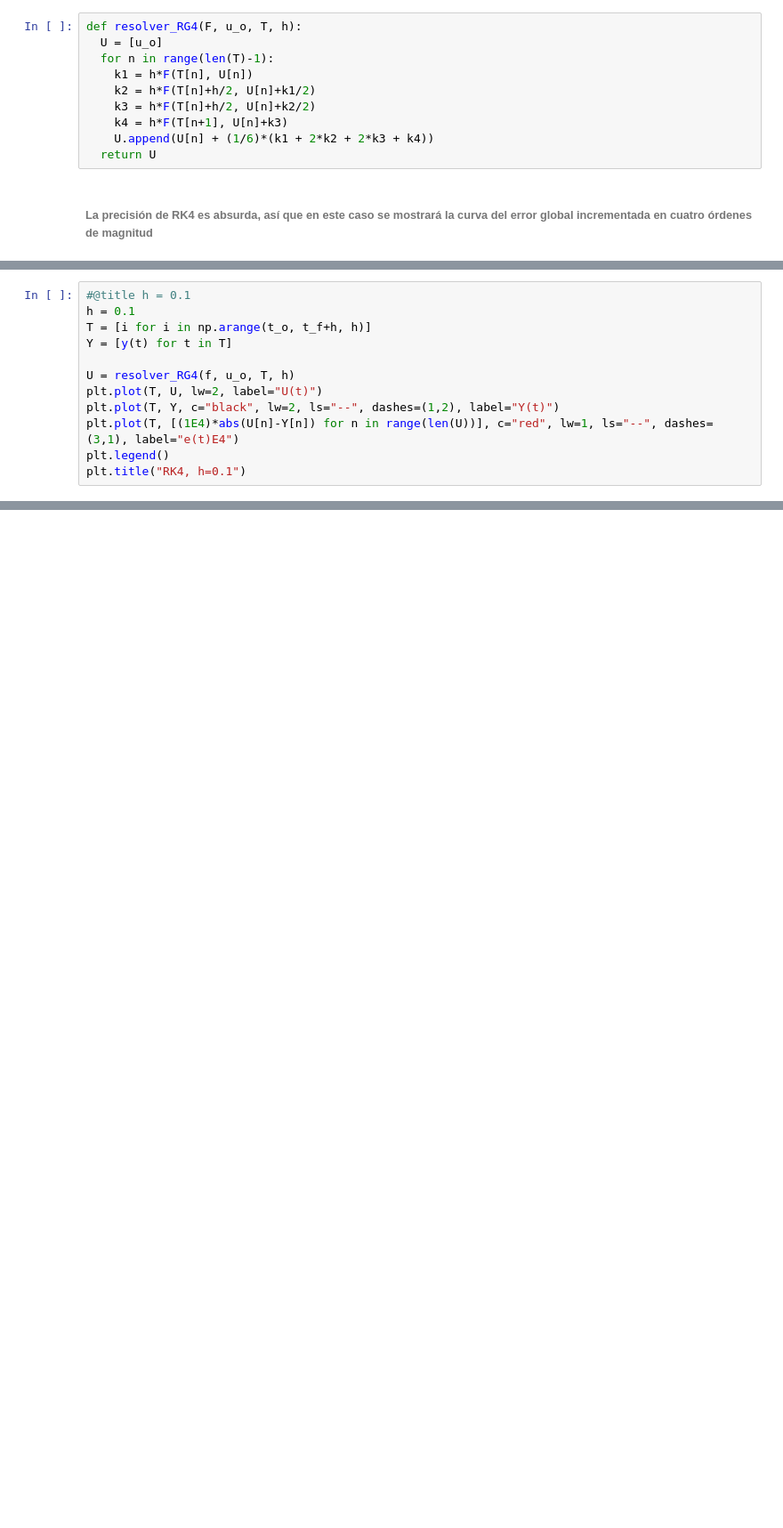
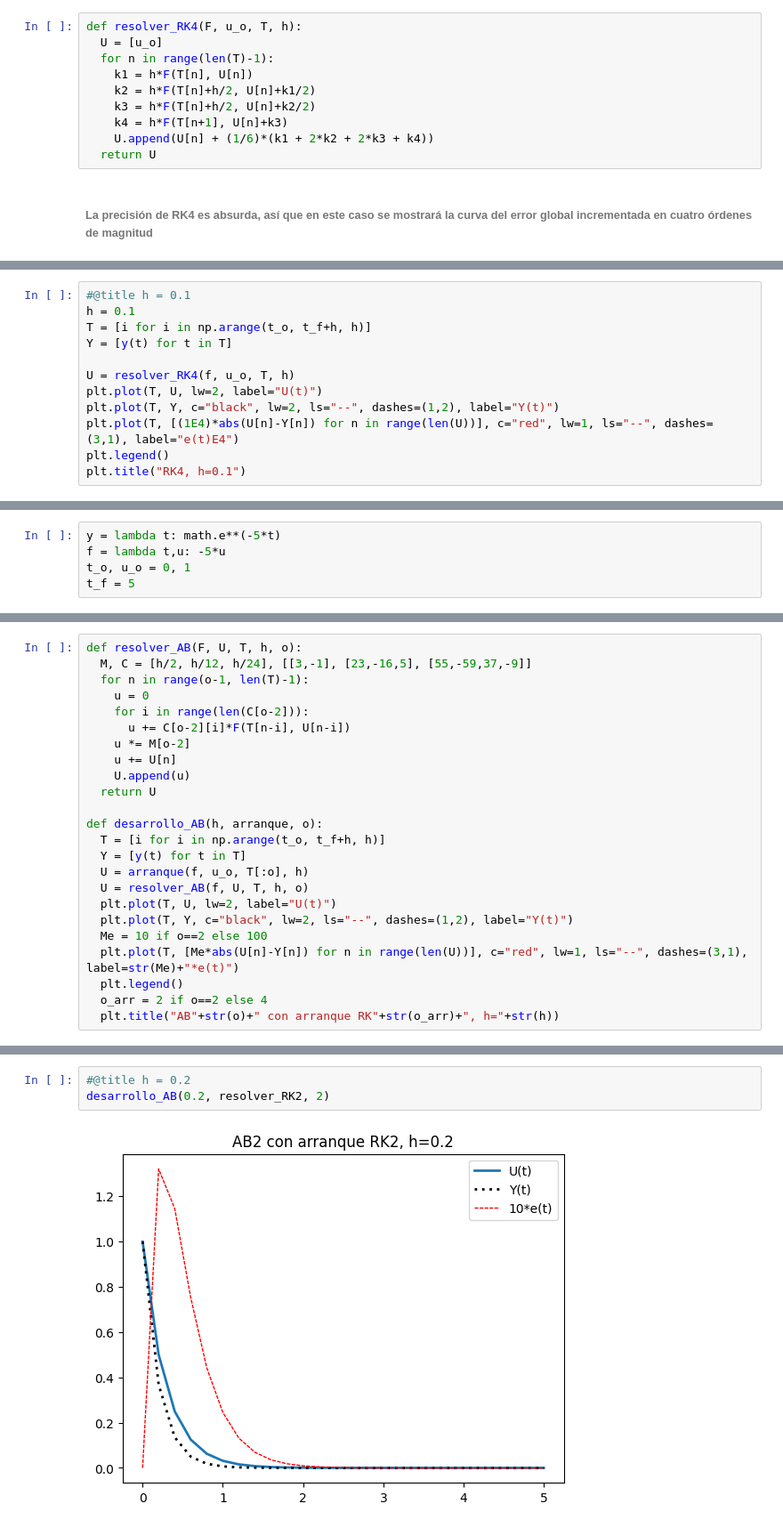
Before and after one commit to sbarreto10/AnalisisNumerico, a Jupyter notebook: LaboNumerico/numerico_practica.ipynb, the cells around one changed output, grey strips where cells are left out. Shown at 89% size. Cells and saved outputs as stored; diff of their text form; blank space fills up the shorter version.

```diff
--- a/LaboNumerico/numerico_practica.ipynb
+++ b/LaboNumerico/numerico_practica.ipynb
@@ -659,7 +657,7 @@ Text(0.5, 1.0, 'RK2, h=0.1')
 ###### $k_4=h*f(t_{n+1},u_n+k_3)$
 ###### $u_{n+1}=u_n+\frac{1}{6}(k_1+2k_2+2k_3+k_4)$
 # %%
-def resolver_RG4(F, u_o, T, h):
+def resolver_RK4(F, u_o, T, h):
   U = [u_o]
   for n in range(len(T)-1):
     k1 = h*F(T[n], U[n])
@@ -706,7 +704,7 @@ h = 0.1
 T = [i for i in np.arange(t_o, t_f+h, h)]
 Y = [y(t) for t in T]
 
-U = resolver_RG4(f, u_o, T, h)
+U = resolver_RK4(f, u_o, T, h)
 plt.plot(T, U, lw=2, label="U(t)")
 plt.plot(T, Y, c="black", lw=2, ls="--", dashes=(1,2), label="Y(t)")
 plt.plot(T, [(1E4)*abs(U[n]-Y[n]) for n in range(len(U))], c="red", lw=1, ls="--", dashes=(3,1), label="e(t)E4")
@@ -717,0 +722,5 @@ Text(0.5, 1.0, 'RK4, h=0.1')
+# %%
+y = lambda t: math.e**(-5*t)
+f = lambda t,u: -5*u
+t_o, u_o = 0, 1
+t_f = 5
@@ -717,0 +729,24 @@ Text(0.5, 1.0, 'RK4, h=0.1')
+# %%
+def resolver_AB(F, U, T, h, o):
+  M, C = [h/2, h/12, h/24], [[3,-1], [23,-16,5], [55,-59,37,-9]]
+  for n in range(o-1, len(T)-1):
+    u = 0
+    for i in range(len(C[o-2])):
+      u += C[o-2][i]*F(T[n-i], U[n-i])
+    u *= M[o-2]
+    u += U[n]
+    U.append(u)
+  return U
+
+def desarrollo_AB(h, arranque, o):
+  T = [i for i in np.arange(t_o, t_f+h, h)]
+  Y = [y(t) for t in T]
+  U = arranque(f, u_o, T[:o], h)
+  U = resolver_AB(f, U, T, h, o)
+  plt.plot(T, U, lw=2, label="U(t)")
+  plt.plot(T, Y, c="black", lw=2, ls="--", dashes=(1,2), label="Y(t)")
+  Me = 10 if o==2 else 100
+  plt.plot(T, [Me*abs(U[n]-Y[n]) for n in range(len(U))], c="red", lw=1, ls="--", dashes=(3,1), label=str(Me)+"*e(t)")
+  plt.legend()
+  o_arr = 2 if o==2 else 4
+  plt.title("AB"+str(o)+" con arranque RK"+str(o_arr)+", h="+str(h))
@@ -717,0 +755,5 @@ Text(0.5, 1.0, 'RK4, h=0.1')
+# %%
+#@title h = 0.2
+desarrollo_AB(0.2, resolver_RK2, 2)
+# %% [output]
+[figure, added]
```
Also changed, not shown: parts of 24 cells of this notebook.
